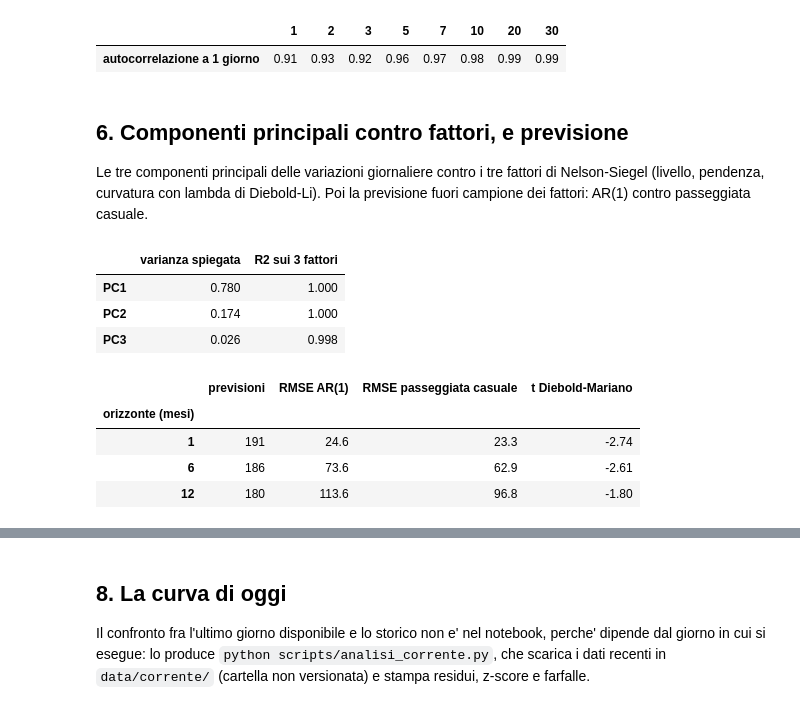
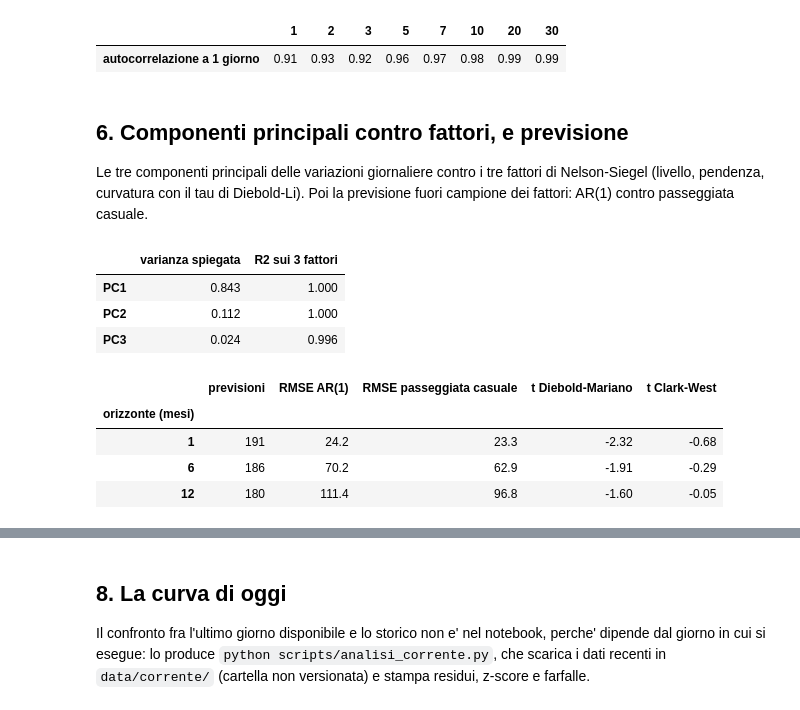
Before and after one commit to BorisBorroni/yield-curve-relative-value, a Jupyter notebook: notebooks/analisi.ipynb, the cells around one changed output, grey strips where cells are left out. Drawn from its saved outputs; the diff is of its cells as text; code cells hidden in the pictures.

```diff
--- a/notebooks/analisi.ipynb
+++ b/notebooks/analisi.ipynb
@@ -175,30 +204,33 @@ display(pd.DataFrame({"autocorrelazione a 1 giorno": {c: residui[c].autocorr(1)
 ## 6. Componenti principali contro fattori, e previsione
 
 Le tre componenti principali delle variazioni giornaliere contro i tre fattori di Nelson-Siegel (livello,
-pendenza, curvatura con lambda di Diebold-Li). Poi la previsione fuori campione dei fattori: AR(1) contro
+pendenza, curvatura con il tau di Diebold-Li). Poi la previsione fuori campione dei fattori: AR(1) contro
 passeggiata casuale.
 # %%
 completi = par_t.dropna()
-var, punteggi, _ = an.pca(completi.diff().dropna() * 100)
-fattori = an.fattori_dl(completi).diff().dropna()
+# le variazioni si calcolano con i buchi (30 anni assenti 2002-2006) e poi si scartano: niente "giorno" di 4 anni
+var, punteggi, _ = an.pca(par_t.diff().dropna() * 100)
+fattori = an.fattori_dl(completi).diff()
+fattori = fattori[par_t.diff().notna().all(axis=1).reindex(fattori.index).fillna(False)]
 display(pd.DataFrame({"varianza spiegata": var.round(3), "R2 sui 3 fattori": an.r2_su_fattori(punteggi, fattori).round(3).to_numpy()},
                      index=["PC1", "PC2", "PC3"]))
 righe = []
 for h in (1, 6, 12):
-    rm, dm, k = an.previsione_dl(completi, h, "2010-01-01")
+    rm, dm, k, cw = an.previsione_dl(completi, h, "2010-01-01")
     righe.append({"orizzonte (mesi)": h, "previsioni": k, "RMSE AR(1)": rm["AR(1)"].mean().round(1),
-                  "RMSE passeggiata casuale": rm["RW"].mean().round(1), "t Diebold-Mariano": dm})
+                  "RMSE passeggiata casuale": rm["RW"].mean().round(1), "t Diebold-Mariano": dm,
+                  "t Clark-West": cw})
 display(pd.DataFrame(righe).set_index("orizzonte (mesi)"))
 # %% [output]
 |  | varianza spiegata | R2 sui 3 fattori |
-| PC1 | 0.780 | 1.000 |
-| PC2 | 0.174 | 1.000 |
-| PC3 | 0.026 | 0.998 |
+| PC1 | 0.843 | 1.000 |
+| PC2 | 0.112 | 1.000 |
+| PC3 | 0.024 | 0.996 |
-|  | previsioni | RMSE AR(1) | RMSE passeggiata casuale | t Diebold-Mariano |
-| orizzonte (mesi) |  |  |  |  |
-| 1 | 191 | 24.6 | 23.3 | -2.74 |
-| 6 | 186 | 73.6 | 62.9 | -2.61 |
-| 12 | 180 | 113.6 | 96.8 | -1.80 |
+|  | previsioni | RMSE AR(1) | RMSE passeggiata casuale | t Diebold-Mariano | t Clark-West |
+| orizzonte (mesi) |  |  |  |  |  |
+| 1 | 191 | 24.2 | 23.3 | -2.32 | -0.68 |
+| 6 | 186 | 70.2 | 62.9 | -1.91 | -0.29 |
+| 12 | 180 | 111.4 | 96.8 | -1.60 | -0.05 |
 # %% [markdown]
 ## 7. Farfalle
 
```
Also changed, not shown: parts of 7 cells of this notebook, 24 other files.
